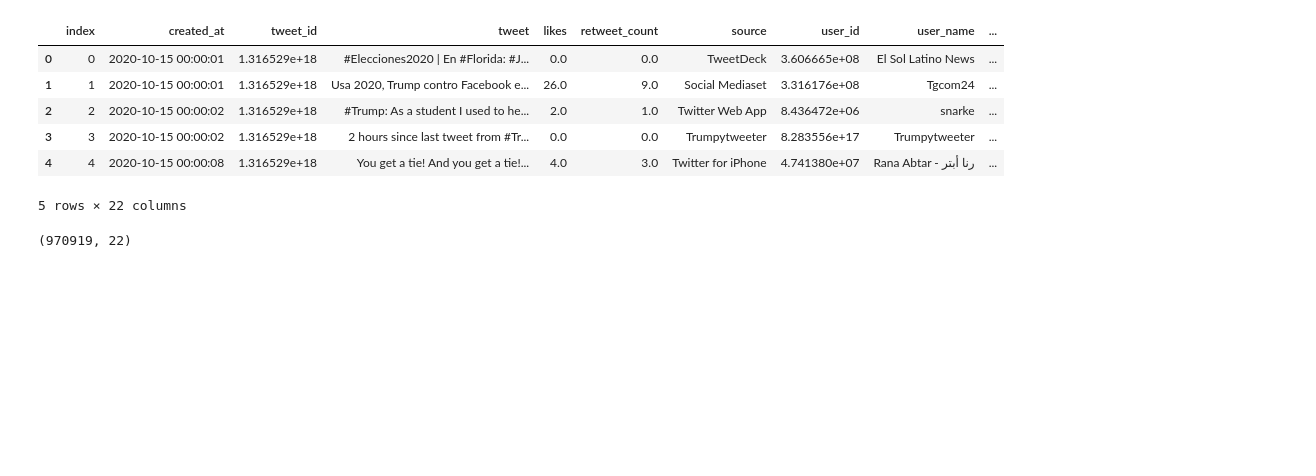
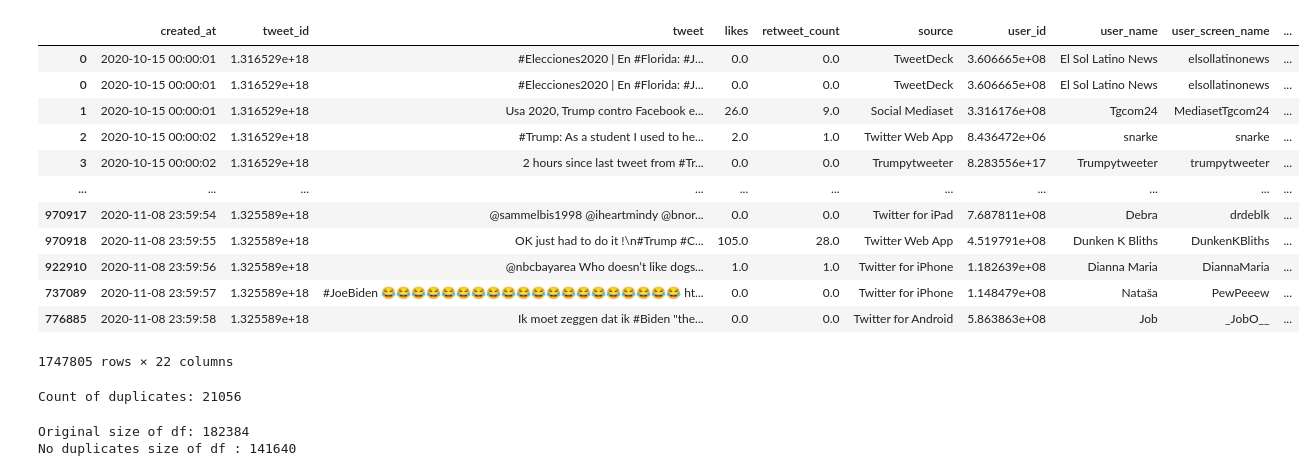
Before and after one commit to olivedisaster/Project-2, a Jupyter notebook: write_data.ipynb, the cells around one changed output. Drawn from its saved outputs; the diff is of its cells as text; code cells hidden in the pictures; blank space fills up the shorter version.

```diff
--- a/write_data.ipynb
+++ b/write_data.ipynb
@@ -63,5 +54,28 @@ OperationalError: (sqlite3.OperationalError) near "tweet": syntax error
 trump_csv_path = "../hashtag_donaldtrump.csv"
 biden_csv_path = "../hashtag_joebiden.csv"
 # %%
-trump_df = pd.read_csv(trump_csv_path, lineterminator='\n')
-biden_df = pd.read_csv(biden_csv_path, lineterminator='\n')
+trump_data_df = pd.read_csv(trump_csv_path, lineterminator='\n')
+biden_data_df = pd.read_csv(biden_csv_path, lineterminator='\n')
+# %%
+trump_data_df["hashtag"]="Trump"
+biden_data_df["hashtag"]="Biden"
+# %%
+tweet_df = pd.concat([trump_data_df, biden_data_df])
+# %%
+tweet_df["created_at"]=pd.to_datetime(tweet_df.created_at)
+# %%
+tweet_df.sort_values(by = 'created_at')
+# %% [output]
+|  | created_at | tweet_id | tweet | likes | retweet_count | source | user_id | user_name | user_screen_name | ... |
+| 0 | 2020-10-15 00:00:01 | 1.316529e+18 | #Elecciones2020 | En #Florida: #J... | 0.0 | 0.0 | TweetDeck | 3.606665e+08 | El Sol Latino News | elsollatinonews | ... |
+| 0 | 2020-10-15 00:00:01 | 1.316529e+18 | #Elecciones2020 | En #Florida: #J... | 0.0 | 0.0 | TweetDeck | 3.606665e+08 | El Sol Latino News | elsollatinonews | ... |
+| 1 | 2020-10-15 00:00:01 | 1.316529e+18 | Usa 2020, Trump contro Facebook e... | 26.0 | 9.0 | Social Mediaset | 3.316176e+08 | Tgcom24 | MediasetTgcom24 | ... |
+| 2 | 2020-10-15 00:00:02 | 1.316529e+18 | #Trump: As a student I used to he... | 2.0 | 1.0 | Twitter Web App | 8.436472e+06 | snarke | snarke | ... |
+| 3 | 2020-10-15 00:00:02 | 1.316529e+18 | 2 hours since last tweet from #Tr... | 0.0 | 0.0 | Trumpytweeter | 8.283556e+17 | Trumpytweeter | trumpytweeter | ... |
+| ... | ... | ... | ... | ... | ... | ... | ... | ... | ... | ... |
+| 970917 | 2020-11-08 23:59:54 | 1.325589e+18 | @sammelbis1998 @iheartmindy @bnor... | 0.0 | 0.0 | Twitter for iPad | 7.687811e+08 | Debra | drdeblk | ... |
+| 970918 | 2020-11-08 23:59:55 | 1.325589e+18 | OK just had to do it !\n#Trump #C... | 105.0 | 28.0 | Twitter Web App | 4.519791e+08 | Dunken K Bliths | DunkenKBliths | ... |
+| 922910 | 2020-11-08 23:59:56 | 1.325589e+18 | @nbcbayarea Who doesn’t like dogs... | 1.0 | 1.0 | Twitter for iPhone | 1.182639e+08 | Dianna Maria | DiannaMaria | ... |
+| 737089 | 2020-11-08 23:59:57 | 1.325589e+18 | #JoeBiden 😂😂😂😂😂😂😂😂😂😂😂😂😂😂😂😂😂😂😂😂 ht... | 0.0 | 0.0 | Twitter for iPhone | 1.148479e+08 | Nataša | PewPeeew | ... |
+| 776885 | 2020-11-08 23:59:58 | 1.325589e+18 | Ik moet zeggen dat ik #Biden "the... | 0.0 | 0.0 | Twitter for Android | 5.863863e+08 | Job | _JobO__ | ... |
+1747805 rows × 22 columns
@@ -68,15 +89,13 @@ biden_df = pd.read_csv(biden_csv_path, lineterminator='\n')
+# %%
+print("Count of duplicates: {}".format(clean_df.duplicated(subset=["tweet"]).sum()))
+# %% [output]
+Count of duplicates: 21056
+# %%
+print("Original size of df: {}".format(len(clean_df)))
+clean_df.drop_duplicates(subset=["tweet"], inplace=True, keep=False)
+print("No duplicates size of df : {}".format(len(clean_df)))
+# %% [output]
+Original size of df: 182384
+No duplicates size of df : 141640
 # %%
-trump_df.reset_index(inplace=True)
-trump_df.head()
+clean_df.reset_index(inplace=True)
-# %% [output]
-|  | index | created_at | tweet_id | tweet | likes | retweet_count | source | user_id | user_name | ... |
-| 0 | 0 | 2020-10-15 00:00:01 | 1.316529e+18 | #Elecciones2020 | En #Florida: #J... | 0.0 | 0.0 | TweetDeck | 3.606665e+08 | El Sol Latino News | ... |
-| 1 | 1 | 2020-10-15 00:00:01 | 1.316529e+18 | Usa 2020, Trump contro Facebook e... | 26.0 | 9.0 | Social Mediaset | 3.316176e+08 | Tgcom24 | ... |
-| 2 | 2 | 2020-10-15 00:00:02 | 1.316529e+18 | #Trump: As a student I used to he... | 2.0 | 1.0 | Twitter Web App | 8.436472e+06 | snarke | ... |
-| 3 | 3 | 2020-10-15 00:00:02 | 1.316529e+18 | 2 hours since last tweet from #Tr... | 0.0 | 0.0 | Trumpytweeter | 8.283556e+17 | Trumpytweeter | ... |
-| 4 | 4 | 2020-10-15 00:00:08 | 1.316529e+18 | You get a tie! And you get a tie!... | 4.0 | 3.0 | Twitter for iPhone | 4.741380e+07 | Rana Abtar - رنا أبتر | ... |
-5 rows × 22 columns
-# %%
-trump_df.shape
-# %% [output]
-(970919, 22)
```
Also changed, not shown: parts of 21 cells of this notebook, 3 other files.
